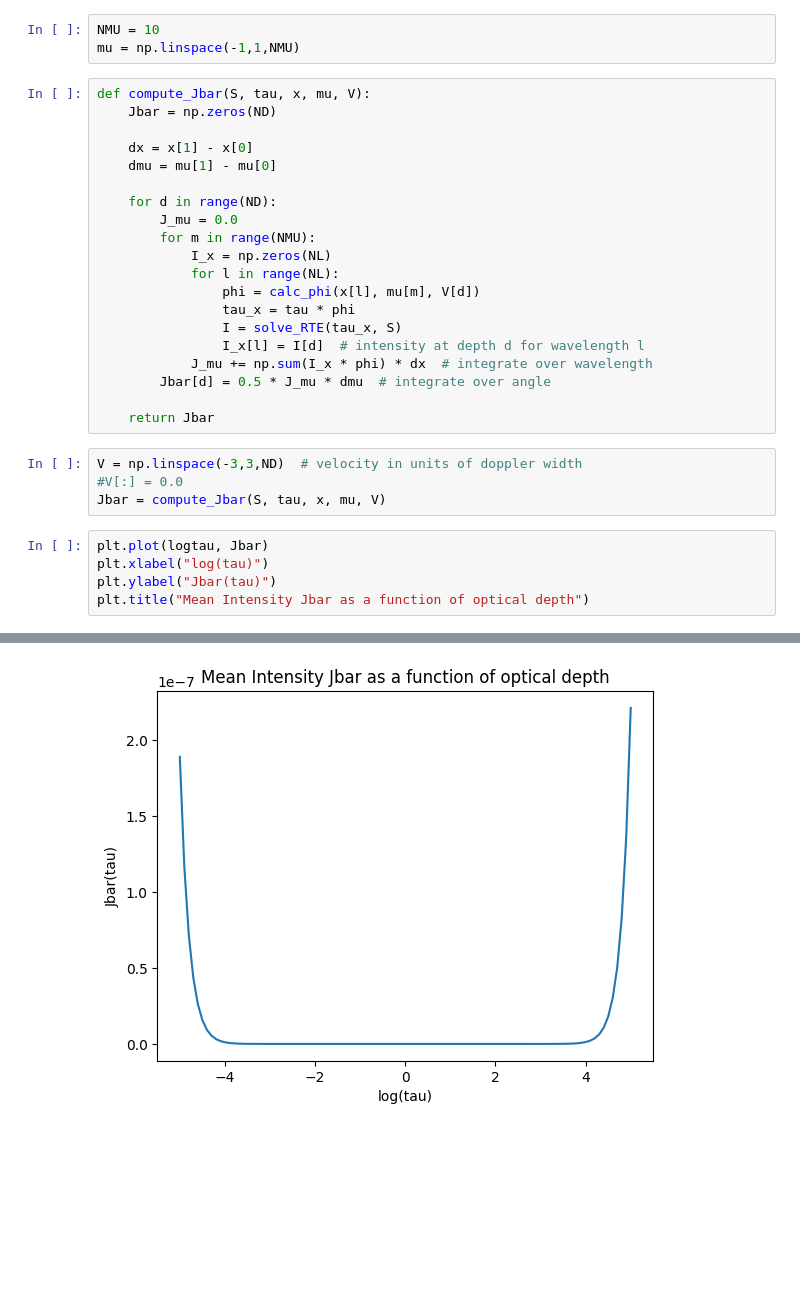
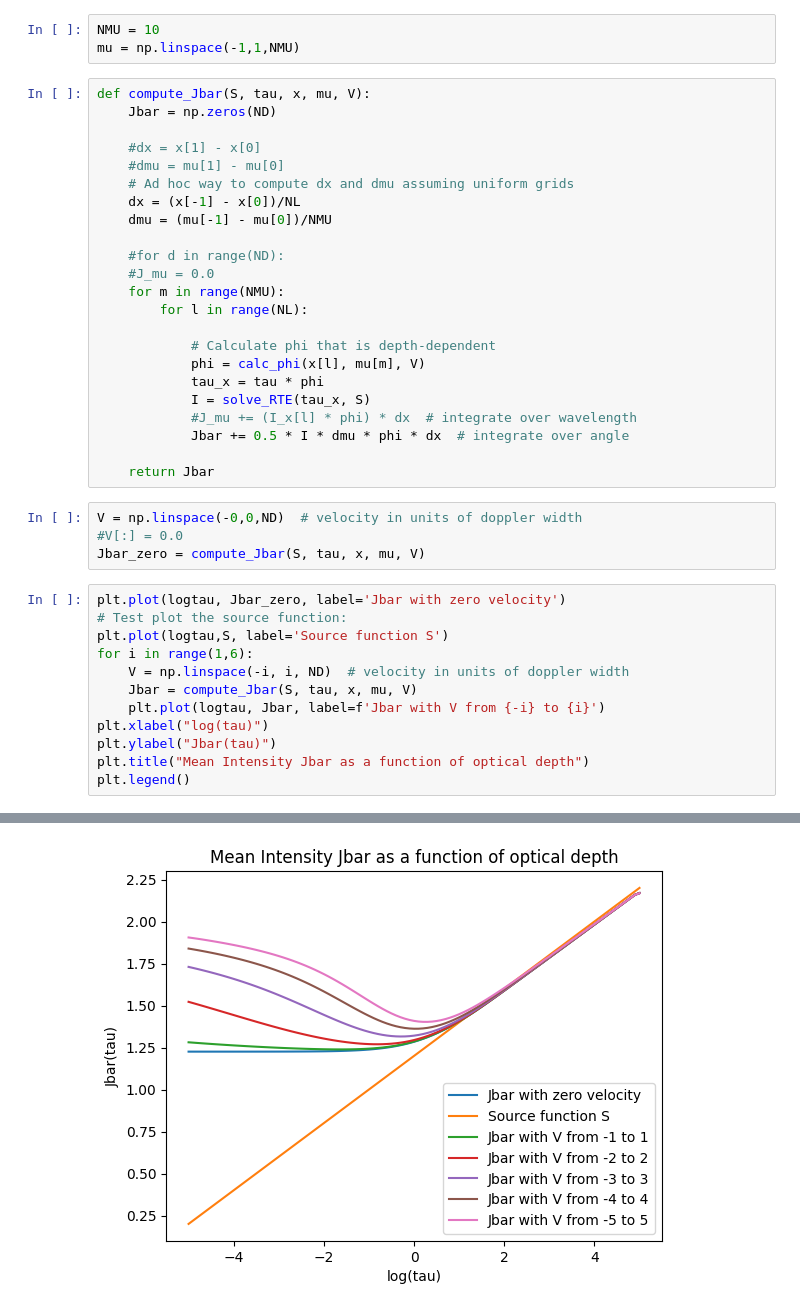
Before and after one commit to nmmladenovic-tech/moving_atmospheres_exercises, a Jupyter notebook: mihalas78_section14.ipynb, the cells around one changed output, grey strips where cells are left out. Drawn from its saved outputs; the diff is of its cells as text; blank space fills up the shorter version.

```diff
--- a/mihalas78_section14.ipynb
+++ b/mihalas78_section14.ipynb
@@ -182,29 +182,39 @@ mu = np.linspace(-1,1,NMU)
 def compute_Jbar(S, tau, x, mu, V):
     Jbar = np.zeros(ND)
 
-    dx = x[1] - x[0]
-    dmu = mu[1] - mu[0]
+    #dx = x[1] - x[0]
+    #dmu = mu[1] - mu[0]
+    # Ad hoc way to compute dx and dmu assuming uniform grids
+    dx = (x[-1] - x[0])/NL
+    dmu = (mu[-1] - mu[0])/NMU
 
-    for d in range(ND):
-        J_mu = 0.0
-        for m in range(NMU):
-            I_x = np.zeros(NL)
-            for l in range(NL):
-                phi = calc_phi(x[l], mu[m], V[d])
-                tau_x = tau * phi
-                I = solve_RTE(tau_x, S)
-                I_x[l] = I[d]  # intensity at depth d for wavelength l
-            J_mu += np.sum(I_x * phi) * dx  # integrate over wavelength
-        Jbar[d] = 0.5 * J_mu * dmu  # integrate over angle
+    #for d in range(ND):
+    #J_mu = 0.0
+    for m in range(NMU):
+        for l in range(NL):
+
+            # Calculate phi that is depth-dependent
+            phi = calc_phi(x[l], mu[m], V)
+            tau_x = tau * phi
+            I = solve_RTE(tau_x, S)
+            #J_mu += (I_x[l] * phi) * dx  # integrate over wavelength
+            Jbar += 0.5 * I * dmu * phi * dx  # integrate over angle
 
     return Jbar
 # %%
-V = np.linspace(-3,3,ND)  # velocity in units of doppler width
+V = np.linspace(-0,0,ND)  # velocity in units of doppler width
 #V[:] = 0.0
-Jbar = compute_Jbar(S, tau, x, mu, V)
+Jbar_zero = compute_Jbar(S, tau, x, mu, V)
 # %%
-plt.plot(logtau, Jbar)
+plt.plot(logtau, Jbar_zero, label='Jbar with zero velocity')
+# Test plot the source function:
+plt.plot(logtau,S, label='Source function S')
+for i in range(1,6):
+    V = np.linspace(-i, i, ND)  # velocity in units of doppler width
+    Jbar = compute_Jbar(S, tau, x, mu, V)
+    plt.plot(logtau, Jbar, label=f'Jbar with V from {-i} to {i}')
 plt.xlabel("log(tau)")
 plt.ylabel("Jbar(tau)")
 plt.title("Mean Intensity Jbar as a function of optical depth")
+plt.legend()
 # %% [output]
@@ -212 +222 @@ Text(0.5, 1.0, 'Mean Intensity Jbar as a function of optical depth')
-[figure, old version]
+[figure, new version]
```
Also changed, not shown: parts of 1 cell of this notebook.
